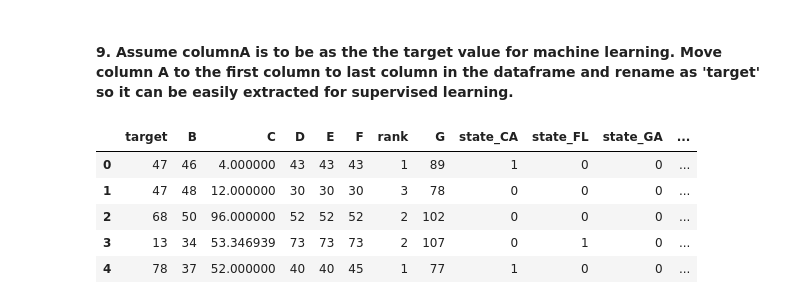
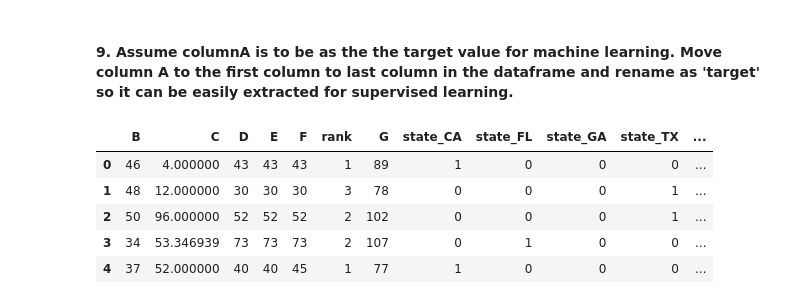
Before and after one commit to t-lnguyen/machine-learning-w-python, a Jupyter notebook: assignments/A1/src/7324.A1.DataWrangling.Assgn.ipynb, the cells around one changed output. Saved outputs shown, nothing was run; the diff lists cells and outputs as text; code cells hidden in the pictures.

Commit message:
move target column to end of dataframe; add credentials

```diff
--- a/assignments/A1/src/7324.A1.DataWrangling.Assgn.ipynb
+++ b/assignments/A1/src/7324.A1.DataWrangling.Assgn.ipynb
@@ -183,11 +185,15 @@ The feature(s) with correlation > 0.90 or < -0.90: ['E']
 #### 9. Assume columnA is to be as the the target value for machine learning. Move column A to the first column to last column in the dataframe and rename as 'target' so it can be easily extracted for supervised learning.
 # %%
 dataframe.rename(columns={"A": "target"}, inplace = True)
+
+target_col = dataframe.pop("target")
+dataframe.insert(len(dataframe.columns), "target", target_col)
+
 dataframe.head()
 # %% [output]
-|  | target | B | C | D | E | F | rank | G | state_CA | state_FL | state_GA | ... |
-| 0 | 47 | 46 | 4.000000 | 43 | 43 | 43 | 1 | 89 | 1 | 0 | 0 | ... |
-| 1 | 47 | 48 | 12.000000 | 30 | 30 | 30 | 3 | 78 | 0 | 0 | 0 | ... |
-| 2 | 68 | 50 | 96.000000 | 52 | 52 | 52 | 2 | 102 | 0 | 0 | 0 | ... |
-| 3 | 13 | 34 | 53.346939 | 73 | 73 | 73 | 2 | 107 | 0 | 1 | 0 | ... |
-| 4 | 78 | 37 | 52.000000 | 40 | 40 | 45 | 1 | 77 | 1 | 0 | 0 | ... |
+|  | B | C | D | E | F | rank | G | state_CA | state_FL | state_GA | state_TX | ... |
+| 0 | 46 | 4.000000 | 43 | 43 | 43 | 1 | 89 | 1 | 0 | 0 | 0 | ... |
+| 1 | 48 | 12.000000 | 30 | 30 | 30 | 3 | 78 | 0 | 0 | 0 | 1 | ... |
+| 2 | 50 | 96.000000 | 52 | 52 | 52 | 2 | 102 | 0 | 0 | 0 | 1 | ... |
+| 3 | 34 | 53.346939 | 73 | 73 | 73 | 2 | 107 | 0 | 1 | 0 | 0 | ... |
+| 4 | 37 | 52.000000 | 40 | 40 | 45 | 1 | 77 | 1 | 0 | 0 | 0 | ... |
```
Also changed, not shown: parts of 1 cell of this notebook.
